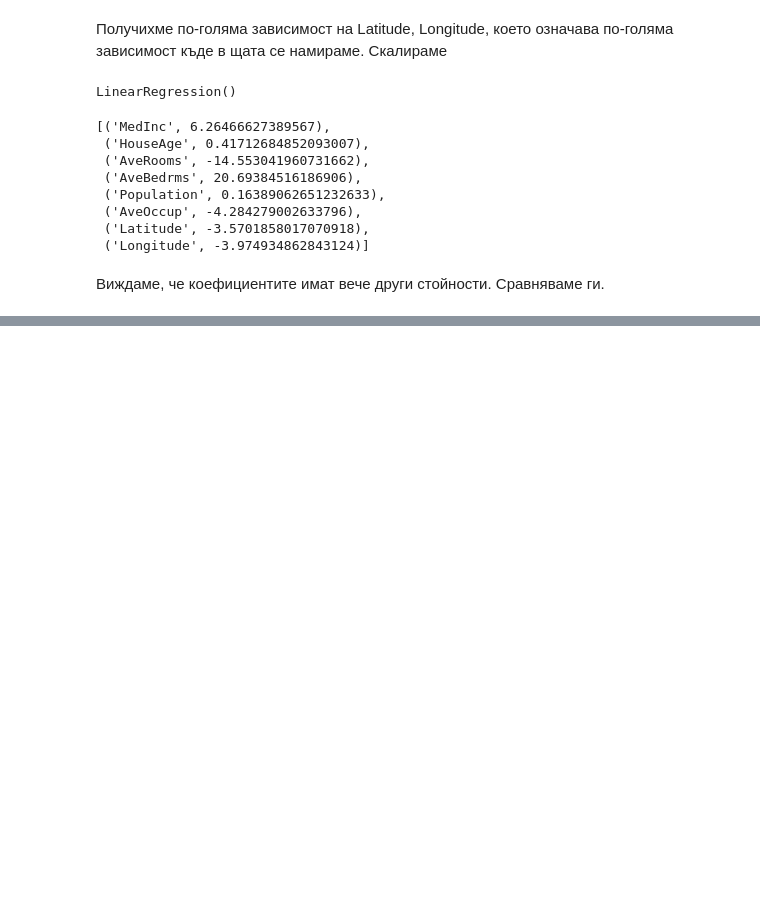
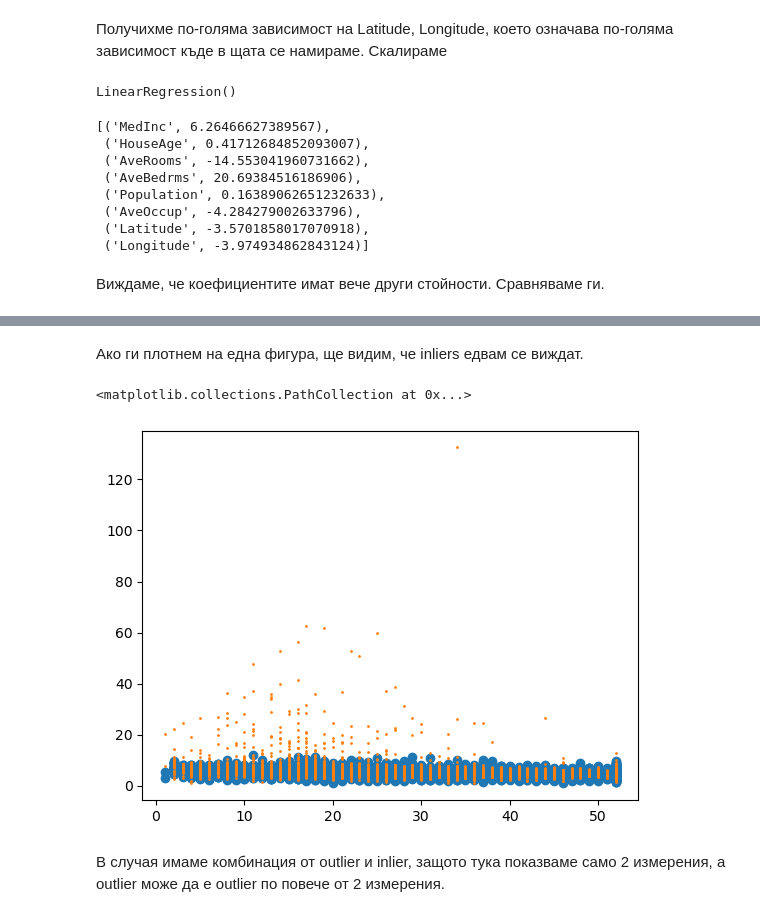
Before and after one commit to rainbou1/Machine-Learning, a Jupyter notebook: 02.Linear_And_Logistic_Regression/Linear_and_Logistic_Regression.ipynb, the cells around one changed output, grey strips where cells are left out. Cells and saved outputs as stored; diff of their text form; code cells hidden in the pictures; blank space fills up the shorter version.

```diff
--- a/02.Linear_And_Logistic_Regression/Linear_and_Logistic_Regression.ipynb
+++ b/02.Linear_And_Logistic_Regression/Linear_and_Logistic_Regression.ipynb
@@ -449,0 +625,10 @@ list(zip(house_model.feature_names_in_, house_model_scaled.coef_))
+# %% [markdown]
+Ако ги плотнем на една фигура, ще видим, че inliers едвам се виждат.
+# %%
+plt.scatter(house_attributes[ransac_model.inlier_mask_]['HouseAge'], house_attributes[ransac_model.inlier_mask_]['AveRooms'])
+plt.scatter(house_attributes[~ransac_model.inlier_mask_]['HouseAge'], house_attributes[~ransac_model.inlier_mask_]['AveRooms'], s = 1)
+# %% [output]
+<matplotlib.collections.PathCollection at 0x...>
+[figure, added]
+# %% [markdown]
+В случая имаме комбинация от outlier и inlier, защото тука показваме само 2 измерения, а outlier може да е outlier по повече от 2 измерения.
```
Also changed, not shown: parts of 83 cells of this notebook.
